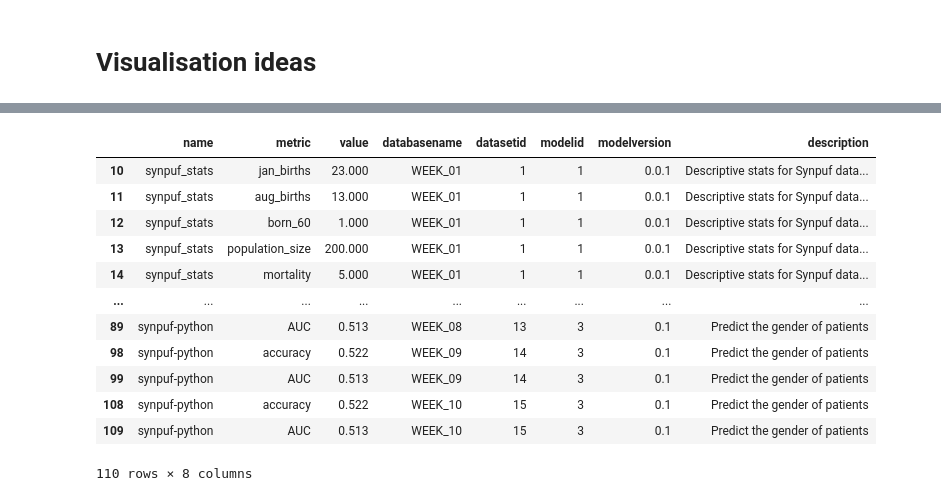
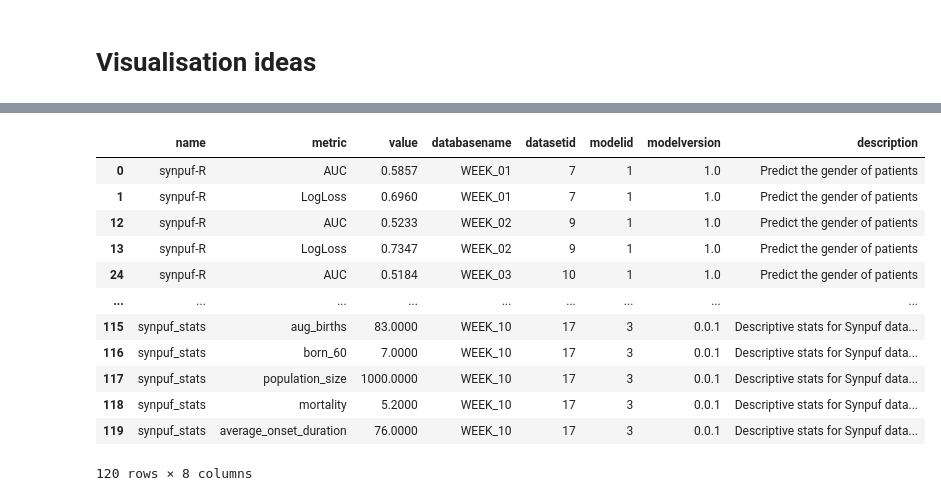
Before and after one commit to alan-turing-institute/ModMon, a Jupyter notebook: notebooks/Visualise model monitoring.ipynb, the cells around one changed output, grey strips where cells are left out. Saved outputs shown, nothing was run; the diff lists cells and outputs as text; code cells hidden in the pictures.

```diff
--- a/notebooks/Visualise model monitoring.ipynb
+++ b/notebooks/Visualise model monitoring.ipynb
@@ -70,28 +59,29 @@ bar.set(xlabel='Model', ylabel="Runs in ModMon DB")
 # %%
 query = """
 SELECT m.name, r.metric, r.value, d.databasename, d.datasetid, m.modelid, r.modelversion, q.description
 FROM results AS r, datasets AS d, models AS m, researchQuestions AS q
 WHERE r.testdatasetid = d.datasetid
 AND r.modelid = m.modelid
-AND m.questionid = q.questionid;
+AND m.questionid = q.questionid
+AND NOT r.isreferenceresult;
 """
 results = pd.read_sql(query, cnxn)
 results = results.sort_values(by=['modelid', 'datasetid'])
 results
 # %% [output]
 |  | name | metric | value | databasename | datasetid | modelid | modelversion | description |
-| 10 | synpuf_stats | jan_births | 23.000 | WEEK_01 | 1 | 1 | 0.0.1 | Descriptive stats for Synpuf data... |
-| 11 | synpuf_stats | aug_births | 13.000 | WEEK_01 | 1 | 1 | 0.0.1 | Descriptive stats for Synpuf data... |
-| 12 | synpuf_stats | born_60 | 1.000 | WEEK_01 | 1 | 1 | 0.0.1 | Descriptive stats for Synpuf data... |
-| 13 | synpuf_stats | population_size | 200.000 | WEEK_01 | 1 | 1 | 0.0.1 | Descriptive stats for Synpuf data... |
-| 14 | synpuf_stats | mortality | 5.000 | WEEK_01 | 1 | 1 | 0.0.1 | Descriptive stats for Synpuf data... |
+| 0 | synpuf-R | AUC | 0.5857 | WEEK_01 | 7 | 1 | 1.0 | Predict the gender of patients |
+| 1 | synpuf-R | LogLoss | 0.6960 | WEEK_01 | 7 | 1 | 1.0 | Predict the gender of patients |
+| 12 | synpuf-R | AUC | 0.5233 | WEEK_02 | 9 | 1 | 1.0 | Predict the gender of patients |
+| 13 | synpuf-R | LogLoss | 0.7347 | WEEK_02 | 9 | 1 | 1.0 | Predict the gender of patients |
+| 24 | synpuf-R | AUC | 0.5184 | WEEK_03 | 10 | 1 | 1.0 | Predict the gender of patients |
 | ... | ... | ... | ... | ... | ... | ... | ... | ... |
-| 89 | synpuf-python | AUC | 0.513 | WEEK_08 | 13 | 3 | 0.1 | Predict the gender of patients |
-| 98 | synpuf-python | accuracy | 0.522 | WEEK_09 | 14 | 3 | 0.1 | Predict the gender of patients |
-| 99 | synpuf-python | AUC | 0.513 | WEEK_09 | 14 | 3 | 0.1 | Predict the gender of patients |
-| 108 | synpuf-python | accuracy | 0.522 | WEEK_10 | 15 | 3 | 0.1 | Predict the gender of patients |
-| 109 | synpuf-python | AUC | 0.513 | WEEK_10 | 15 | 3 | 0.1 | Predict the gender of patients |
+| 115 | synpuf_stats | aug_births | 83.0000 | WEEK_10 | 17 | 3 | 0.0.1 | Descriptive stats for Synpuf data... |
+| 116 | synpuf_stats | born_60 | 7.0000 | WEEK_10 | 17 | 3 | 0.0.1 | Descriptive stats for Synpuf data... |
+| 117 | synpuf_stats | population_size | 1000.0000 | WEEK_10 | 17 | 3 | 0.0.1 | Descriptive stats for Synpuf data... |
+| 118 | synpuf_stats | mortality | 5.2000 | WEEK_10 | 17 | 3 | 0.0.1 | Descriptive stats for Synpuf data... |
+| 119 | synpuf_stats | average_onset_duration | 76.0000 | WEEK_10 | 17 | 3 | 0.0.1 | Descriptive stats for Synpuf data... |
-110 rows × 8 columns
+120 rows × 8 columns
 # %%
 results['model'] = results['name'] + '_' + results['modelversion']
 results['titles'] = results['metric'] + ' (' + results['description'] + ')'
```
Also changed, not shown: parts of 11 cells of this notebook, 1 other file.
